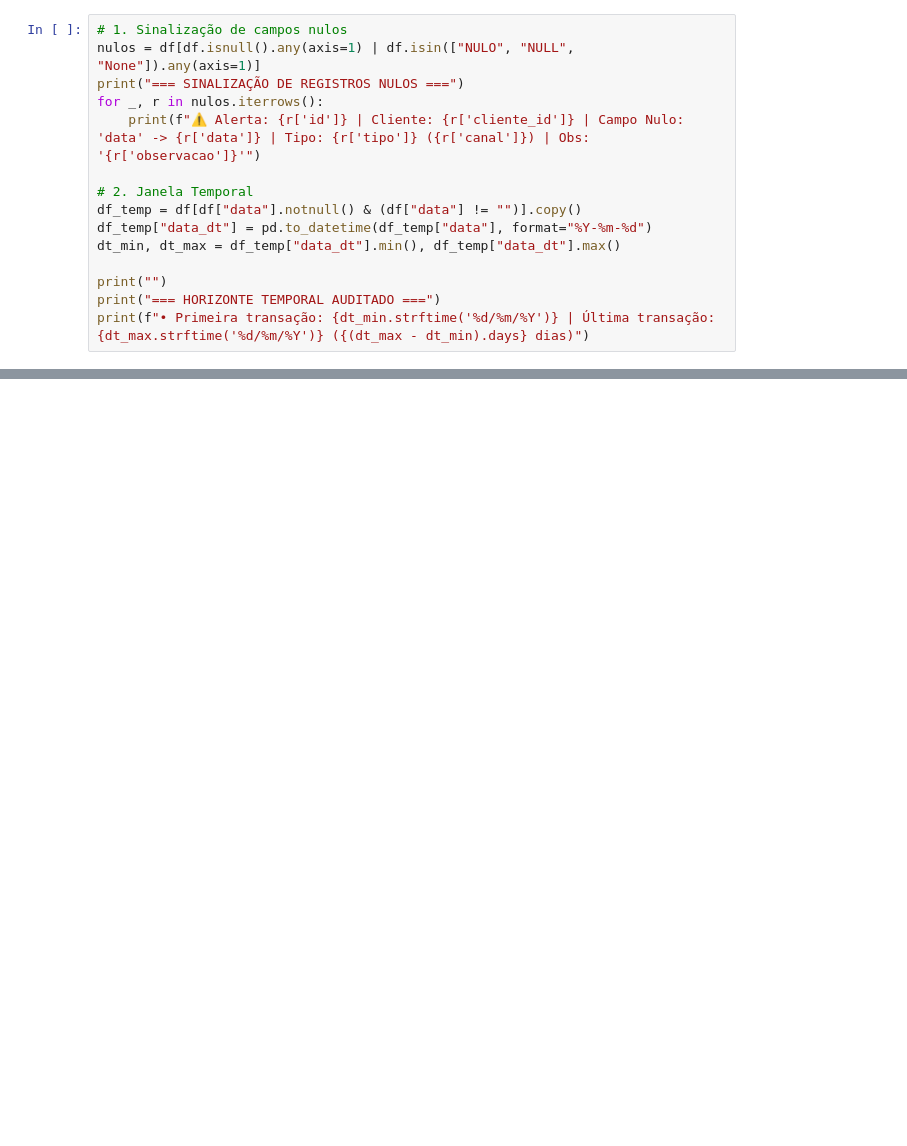
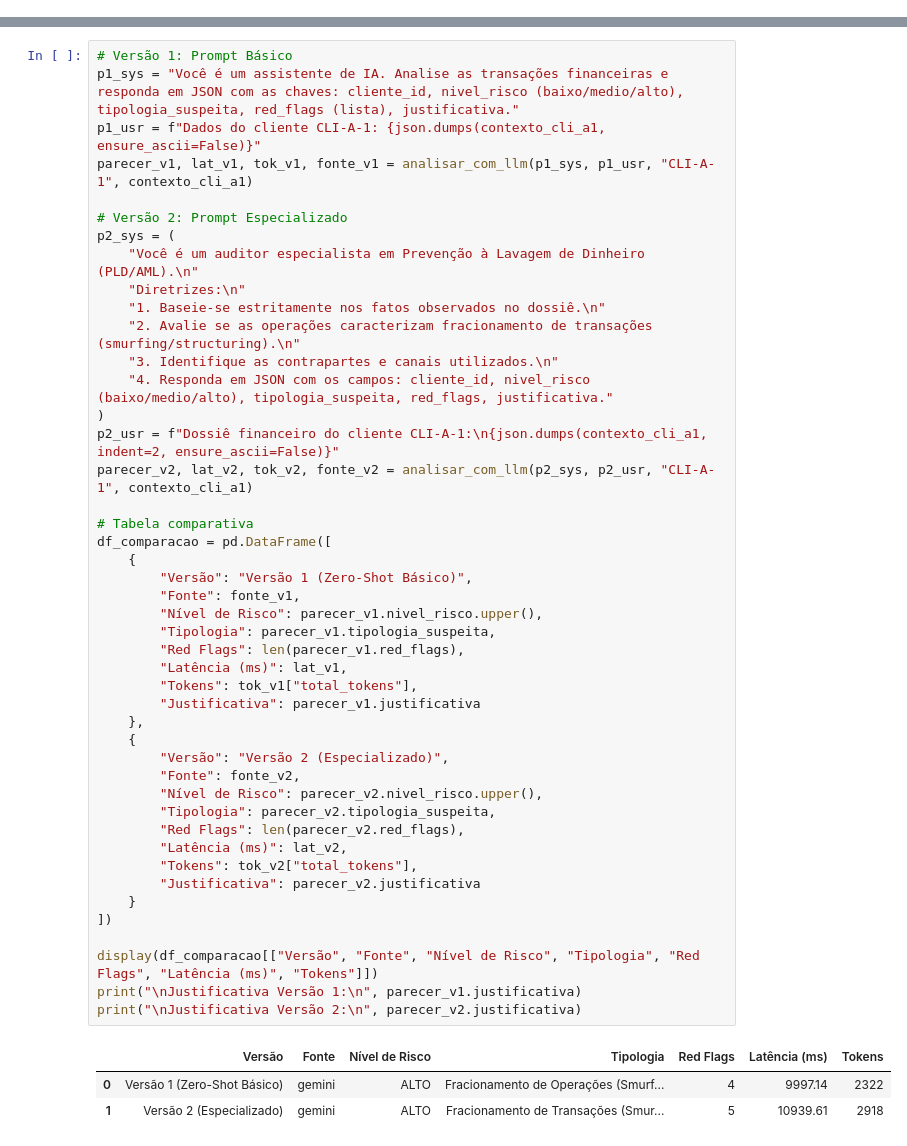
Before and after one commit to vitoriacosmo/desafio-ia, a Jupyter notebook: nivel_1/nivel_1.ipynb, the cells around one changed output, grey strips where cells are left out. Cells and saved outputs as stored; diff of their text form; blank space fills up the shorter version.

```diff
--- a/nivel_1/nivel_1.ipynb
+++ b/nivel_1/nivel_1.ipynb
@@ -58,15 +0,0 @@ Registros brutos recebidos: 20 | Registros únicos válidos: 19
-# %%
-# 1. Sinalização de campos nulos
-nulos = df[df.isnull().any(axis=1) | df.isin(["NULO", "NULL", "None"]).any(axis=1)]
-print("=== SINALIZAÇÃO DE REGISTROS NULOS ===")
-for _, r in nulos.iterrows():
-    print(f"⚠️ Alerta: {r['id']} | Cliente: {r['cliente_id']} | Campo Nulo: 'data' -> {r['data']} | Tipo: {r['tipo']} ({r['canal']}) | Obs: '{r['observacao']}'")
-
-# 2. Janela Temporal
-df_temp = df[df["data"].notnull() & (df["data"] != "")].copy()
-df_temp["data_dt"] = pd.to_datetime(df_temp["data"], format="%Y-%m-%d")
-dt_min, dt_max = df_temp["data_dt"].min(), df_temp["data_dt"].max()
-
-print("")
-print("=== HORIZONTE TEMPORAL AUDITADO ===")
-print(f"• Primeira transação: {dt_min.strftime('%d/%m/%Y')} | Última transação: {dt_max.strftime('%d/%m/%Y')} ({(dt_max - dt_min).days} dias)")
@@ -322,0 +426,49 @@ Embora o cliente `CLI-A-5` **não seja elegível** para sinalização pelas regr
+# %%
+# Versão 1: Prompt Básico
+p1_sys = "Você é um assistente de IA. Analise as transações financeiras e responda em JSON com as chaves: cliente_id, nivel_risco (baixo/medio/alto), tipologia_suspeita, red_flags (lista), justificativa."
+p1_usr = f"Dados do cliente CLI-A-1: {json.dumps(contexto_cli_a1, ensure_ascii=False)}"
+parecer_v1, lat_v1, tok_v1, fonte_v1 = analisar_com_llm(p1_sys, p1_usr, "CLI-A-1", contexto_cli_a1)
+
+# Versão 2: Prompt Especializado
+p2_sys = (
+    "Você é um auditor especialista em Prevenção à Lavagem de Dinheiro (PLD/AML).\n"
+    "Diretrizes:\n"
+    "1. Baseie-se estritamente nos fatos observados no dossiê.\n"
+    "2. Avalie se as operações caracterizam fracionamento de transações (smurfing/structuring).\n"
+    "3. Identifique as contrapartes e canais utilizados.\n"
+    "4. Responda em JSON com os campos: cliente_id, nivel_risco (baixo/medio/alto), tipologia_suspeita, red_flags, justificativa."
+)
+p2_usr = f"Dossiê financeiro do cliente CLI-A-1:\n{json.dumps(contexto_cli_a1, indent=2, ensure_ascii=False)}"
+parecer_v2, lat_v2, tok_v2, fonte_v2 = analisar_com_llm(p2_sys, p2_usr, "CLI-A-1", contexto_cli_a1)
+
+# Tabela comparativa
+df_comparacao = pd.DataFrame([
+    {
+        "Versão": "Versão 1 (Zero-Shot Básico)",
+        "Fonte": fonte_v1,
+        "Nível de Risco": parecer_v1.nivel_risco.upper(),
+        "Tipologia": parecer_v1.tipologia_suspeita,
+        "Red Flags": len(parecer_v1.red_flags),
+        "Latência (ms)": lat_v1,
+        "Tokens": tok_v1["total_tokens"],
+        "Justificativa": parecer_v1.justificativa
+    },
+    {
+        "Versão": "Versão 2 (Especializado)",
+        "Fonte": fonte_v2,
+        "Nível de Risco": parecer_v2.nivel_risco.upper(),
+        "Tipologia": parecer_v2.tipologia_suspeita,
+        "Red Flags": len(parecer_v2.red_flags),
+        "Latência (ms)": lat_v2,
+        "Tokens": tok_v2["total_tokens"],
+        "Justificativa": parecer_v2.justificativa
+    }
+])
+
+display(df_comparacao[["Versão", "Fonte", "Nível de Risco", "Tipologia", "Red Flags", "Latência (ms)", "Tokens"]])
+print("\nJustificativa Versão 1:\n", parecer_v1.justificativa)
+print("\nJustificativa Versão 2:\n", parecer_v2.justificativa)
+# %% [output]
+|  | Versão | Fonte | Nível de Risco | Tipologia | Red Flags | Latência (ms) | Tokens |
+| 0 | Versão 1 (Zero-Shot Básico) | gemini | ALTO | Fracionamento de Operações (Smurf... | 4 | 9997.14 | 2322 |
+| 1 | Versão 2 (Especializado) | gemini | ALTO | Fracionamento de Transações (Smur... | 5 | 10939.61 | 2918 |
```
Also changed, not shown: parts of 32 cells of this notebook, 3 other files.
